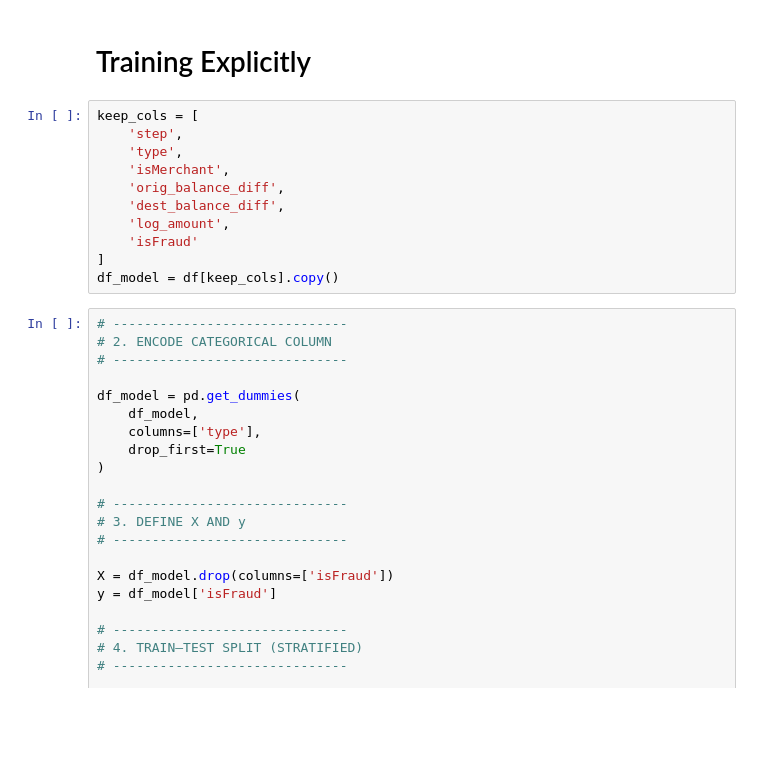
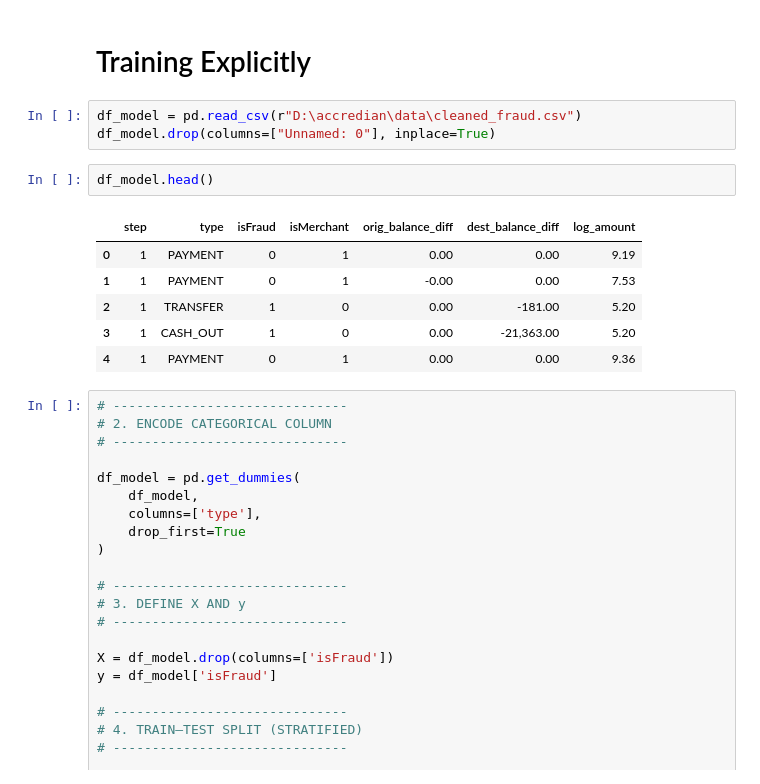
Before and after one commit to Pranay5519/fraud_detection, a Jupyter notebook: notebooks/Data_cleaning.ipynb, the cells around one changed output. Cells and saved outputs as stored; diff of their text form; blank space fills up the shorter version.

```diff
--- a/notebooks/Data_cleaning.ipynb
+++ b/notebooks/Data_cleaning.ipynb
@@ -183,17 +183,18 @@ isFraud
 Name: count, dtype: int64
 # %% [markdown]
 # Training Explicitly
-# %%
-keep_cols = [
-    'step',
-    'type',
-    'isMerchant',
-    'orig_balance_diff',
-    'dest_balance_diff',
-    'log_amount',
-    'isFraud'
-]
-df_model = df[keep_cols].copy()
+# %%
+df_model = pd.read_csv(r"D:\accredian\data\cleaned_fraud.csv")
+df_model.drop(columns=["Unnamed: 0"], inplace=True)
+# %%
+df_model.head()
+# %% [output]
+|  | step | type | isFraud | isMerchant | orig_balance_diff | dest_balance_diff | log_amount |
+| 0 | 1 | PAYMENT | 0 | 1 | 0.00 | 0.00 | 9.19 |
+| 1 | 1 | PAYMENT | 0 | 1 | -0.00 | 0.00 | 7.53 |
+| 2 | 1 | TRANSFER | 1 | 0 | 0.00 | -181.00 | 5.20 |
+| 3 | 1 | CASH_OUT | 1 | 0 | 0.00 | -21,363.00 | 5.20 |
+| 4 | 1 | PAYMENT | 0 | 1 | 0.00 | 0.00 | 9.36 |
 # %%
 # ------------------------------
 # 2. ENCODE CATEGORICAL COLUMN
```
Also changed, not shown: parts of 7 cells of this notebook, 3 other files.
